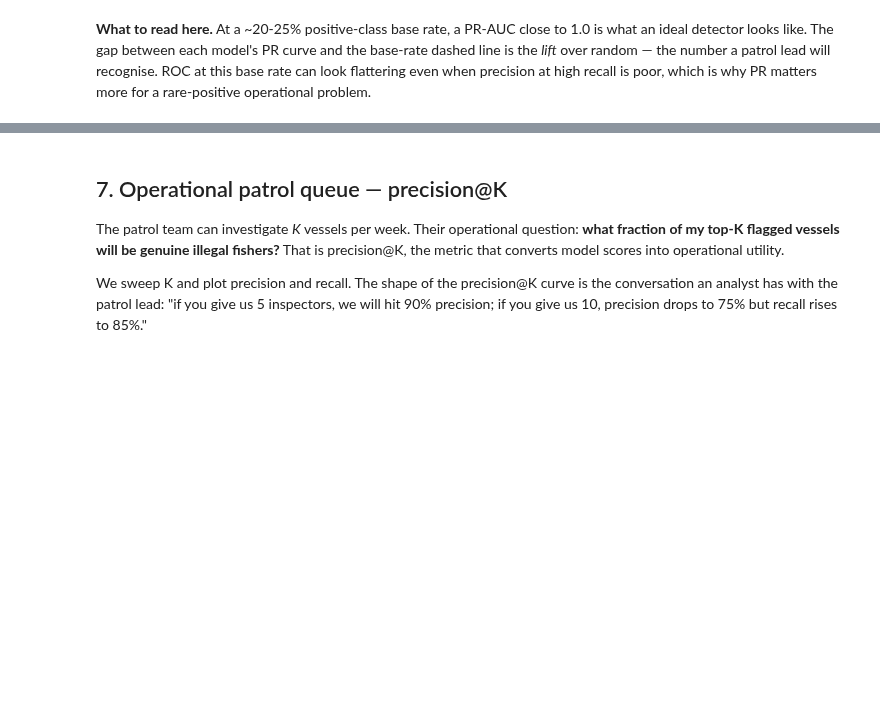
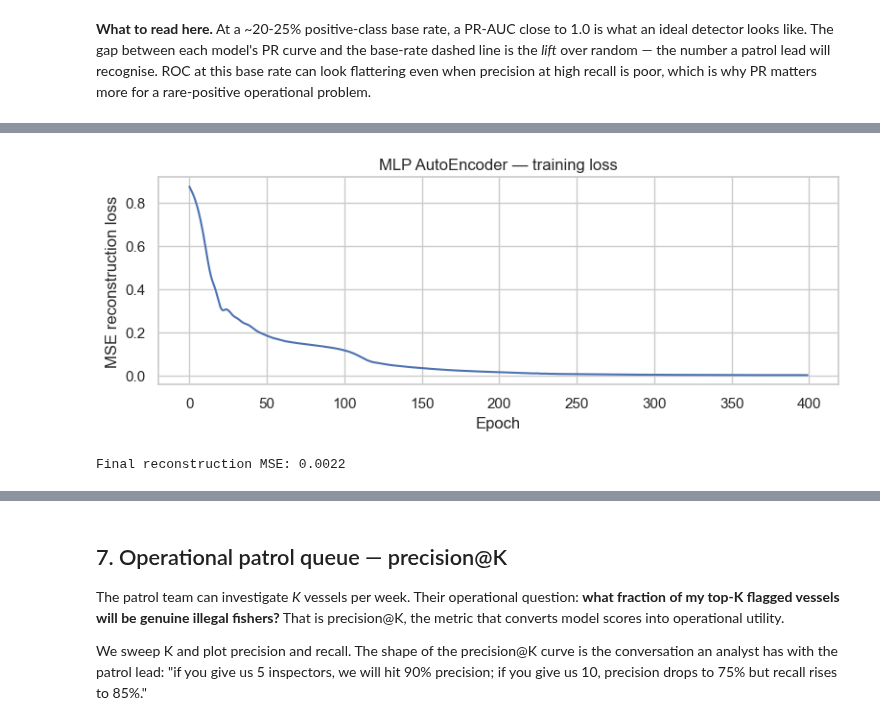
Before and after one commit to DiogoRibeiro7/ds-projects-portfolio, a Jupyter notebook: notebooks/maritime_illegal_fishing_detection.ipynb, the cells around one changed output, grey strips where cells are left out. Drawn from its saved outputs; the diff is of its cells as text; code cells hidden in the pictures; blank space fills up the shorter version.

```diff
--- a/notebooks/maritime_illegal_fishing_detection.ipynb
+++ b/notebooks/maritime_illegal_fishing_detection.ipynb
@@ -442,0 +484,15 @@ HistGBC (supervised, held-out test only) ROC-AUC=0.978  PR-AUC=0.917
+# %%
+# --- ECOD and COPOD (PyOD, parameter-free recent methods) ---
+from pyod.models.ecod import ECOD
+from pyod.models.copod import COPOD
+
+ecod = ECOD()
+ecod.fit(X_scaled)
+features["ecod_score"] = ecod.decision_scores_
+
+copod = COPOD()
+copod.fit(X_scaled)
+features["copod_score"] = copod.decision_scores_
+
+print("PyOD methods fitted. Score columns added:")
+print(features[["ecod_score", "copod_score"]].describe().round(3))
@@ -442,0 +510,55 @@ HistGBC (supervised, held-out test only) ROC-AUC=0.978  PR-AUC=0.917
+# %%
+# --- MLP AutoEncoder on the 8 engineered features ---
+import torch
+import torch.nn as nn
+
+torch.manual_seed(7)
+
+X_tensor = torch.tensor(X_scaled, dtype=torch.float32)
+
+class MLPAutoEncoder(nn.Module):
+    def __init__(self, n_in: int, n_hidden: int = 16, n_bottleneck: int = 4):
+        super().__init__()
+        self.encoder = nn.Sequential(
+            nn.Linear(n_in, n_hidden), nn.ReLU(),
+            nn.Linear(n_hidden, n_bottleneck), nn.ReLU(),
+        )
+        self.decoder = nn.Sequential(
+            nn.Linear(n_bottleneck, n_hidden), nn.ReLU(),
+            nn.Linear(n_hidden, n_in),
+        )
+
+    def forward(self, x):
+        z = self.encoder(x)
+        return self.decoder(z)
+
+
+ae = MLPAutoEncoder(n_in=X_tensor.shape[1])
+opt = torch.optim.Adam(ae.parameters(), lr=1e-2)
+losses = []
+for epoch in range(400):
+    opt.zero_grad()
+    recon = ae(X_tensor)
+    loss = ((recon - X_tensor) ** 2).mean()
+    loss.backward()
+    opt.step()
+    losses.append(float(loss.item()))
+
+ae.eval()
+with torch.no_grad():
+    recon = ae(X_tensor)
+    per_sample_mse = ((recon - X_tensor) ** 2).mean(dim=1).numpy()
+features["mlp_ae_score"] = per_sample_mse
+
+plt.figure(figsize=(8, 3.2))
+plt.plot(losses, color="#4C72B0")
+plt.xlabel("Epoch")
+plt.ylabel("MSE reconstruction loss")
+plt.title("MLP AutoEncoder — training loss")
+plt.tight_layout()
+plt.show()
+
+print(f"Final reconstruction MSE: {losses[-1]:.4f}")
+# %% [output]
+[figure, added]
+Final reconstruction MSE: 0.0022
```
Also changed, not shown: parts of 11 cells of this notebook.
